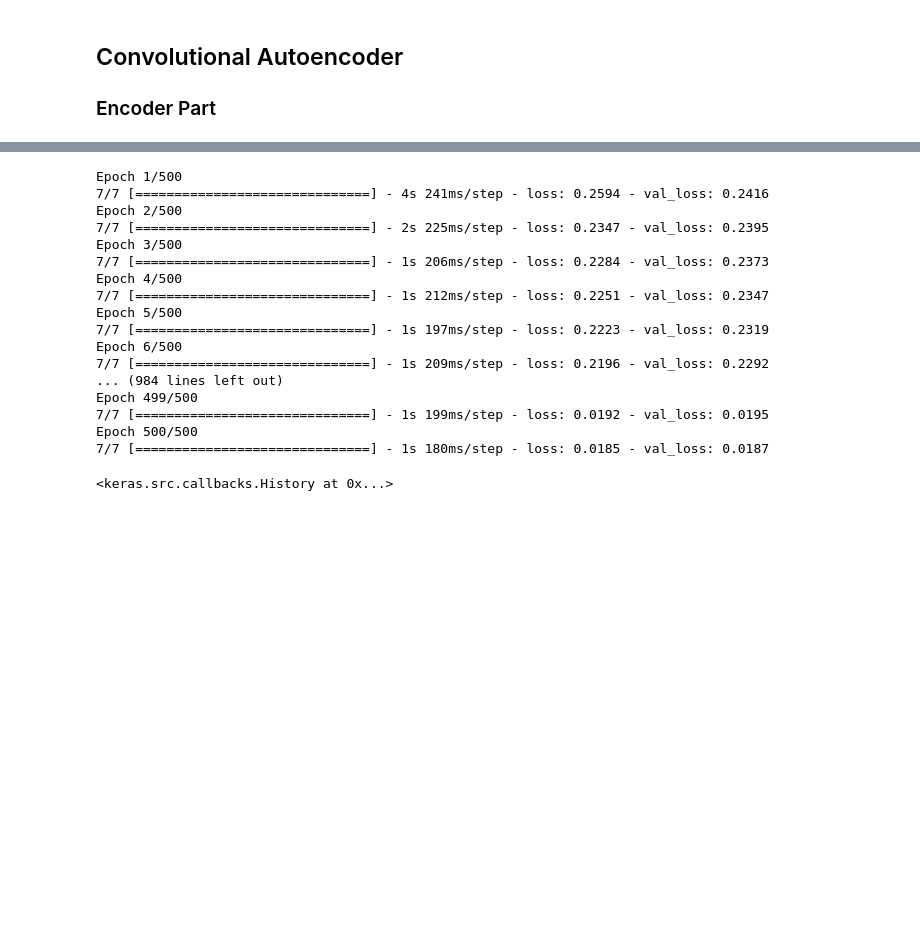
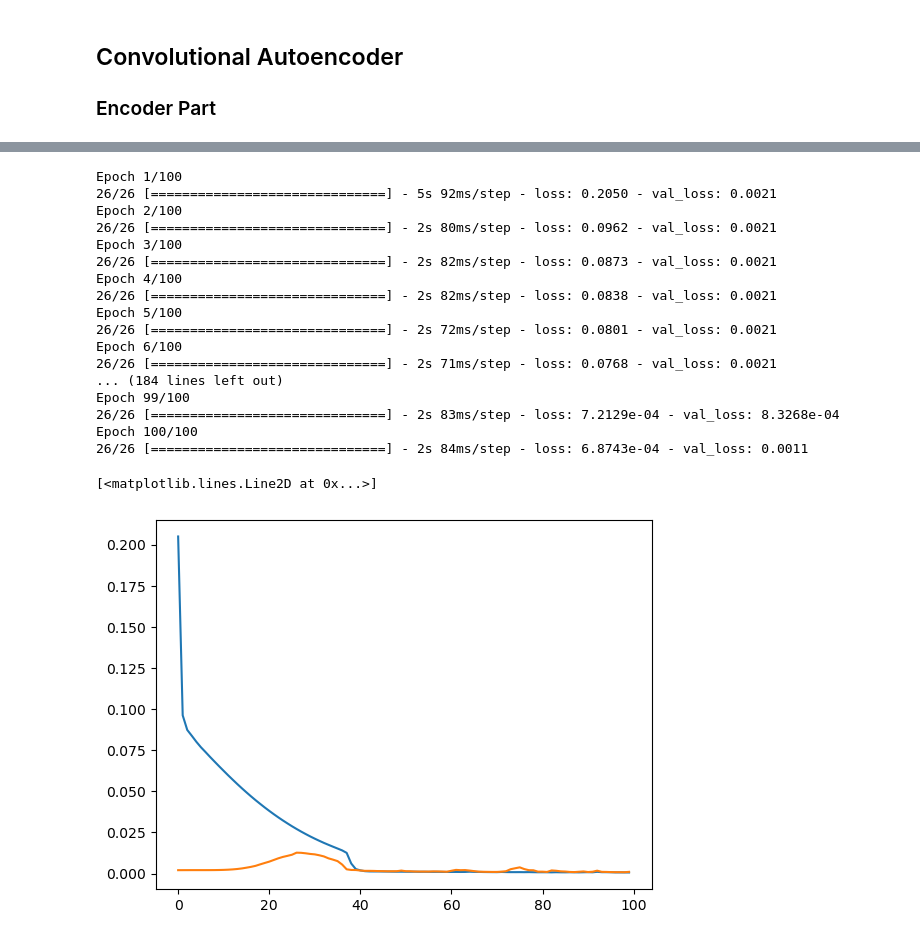
Before and after one commit to zzhuqshun/ML-for-dynamical-system, a Jupyter notebook: Autoencoder.ipynb, the cells around one changed output, grey strips where cells are left out. Saved outputs shown, nothing was run; the diff lists cells and outputs as text; code cells hidden in the pictures; blank space fills up the shorter version.

```diff
--- a/Autoencoder.ipynb
+++ b/Autoencoder.ipynb
@@ -255,29 +271,37 @@ autoencoder.compile(optimizer='adam', loss=tf.keras.losses.MeanSquaredError())
 #     loss = tf.keras.losses.mean_squared_error(y_true,y_pred)
 #     return loss
 
-autoencoder.fit(train_data, train_data,
-                epochs=500,
-                batch_size = 32,
+hist = autoencoder.fit(train_data, train_data,
+                epochs=100,
+                batch_size = 8,
                 validation_data=(test_data, test_data))
 # %% [output]
-Epoch 1/500
-7/7 [==============================] - 4s 241ms/step - loss: 0.2594 - val_loss: 0.2416
-Epoch 2/500
-7/7 [==============================] - 2s 225ms/step - loss: 0.2347 - val_loss: 0.2395
-Epoch 3/500
-7/7 [==============================] - 1s 206ms/step - loss: 0.2284 - val_loss: 0.2373
-Epoch 4/500
-7/7 [==============================] - 1s 212ms/step - loss: 0.2251 - val_loss: 0.2347
-Epoch 5/500
-7/7 [==============================] - 1s 197ms/step - loss: 0.2223 - val_loss: 0.2319
-Epoch 6/500
-7/7 [==============================] - 1s 209ms/step - loss: 0.2196 - val_loss: 0.2292
-... (984 lines left out)
-Epoch 499/500
-7/7 [==============================] - 1s 199ms/step - loss: 0.0192 - val_loss: 0.0195
-Epoch 500/500
-7/7 [==============================] - 1s 180ms/step - loss: 0.0185 - val_loss: 0.0187
+Epoch 1/100
+26/26 [==============================] - 5s 92ms/step - loss: 0.2050 - val_loss: 0.0021
+Epoch 2/100
+26/26 [==============================] - 2s 80ms/step - loss: 0.0962 - val_loss: 0.0021
+Epoch 3/100
+26/26 [==============================] - 2s 82ms/step - loss: 0.0873 - val_loss: 0.0021
+Epoch 4/100
+26/26 [==============================] - 2s 82ms/step - loss: 0.0838 - val_loss: 0.0021
+Epoch 5/100
+26/26 [==============================] - 2s 72ms/step - loss: 0.0801 - val_loss: 0.0021
+Epoch 6/100
+26/26 [==============================] - 2s 71ms/step - loss: 0.0768 - val_loss: 0.0021
+... (184 lines left out)
+Epoch 99/100
+26/26 [==============================] - 2s 83ms/step - loss: 7.2129e-04 - val_loss: 8.3268e-04
+Epoch 100/100
+26/26 [==============================] - 2s 84ms/step - loss: 6.8743e-04 - val_loss: 0.0011
-<keras.src.callbacks.History at 0x...>
+# %%
+loss = hist.history['loss']
+val_loss = hist.history['val_loss']
+
+plt.plot(loss)
+plt.plot(val_loss)
+# %% [output]
+[<matplotlib.lines.Line2D at 0x...>]
+[figure, added]
 # %%
 encoded_imgs = autoencoder.encoder(test_data).numpy()
 decoded_imgs = autoencoder.decoder(encoded_imgs).numpy()
```
Also changed, not shown: parts of 10 cells of this notebook.
